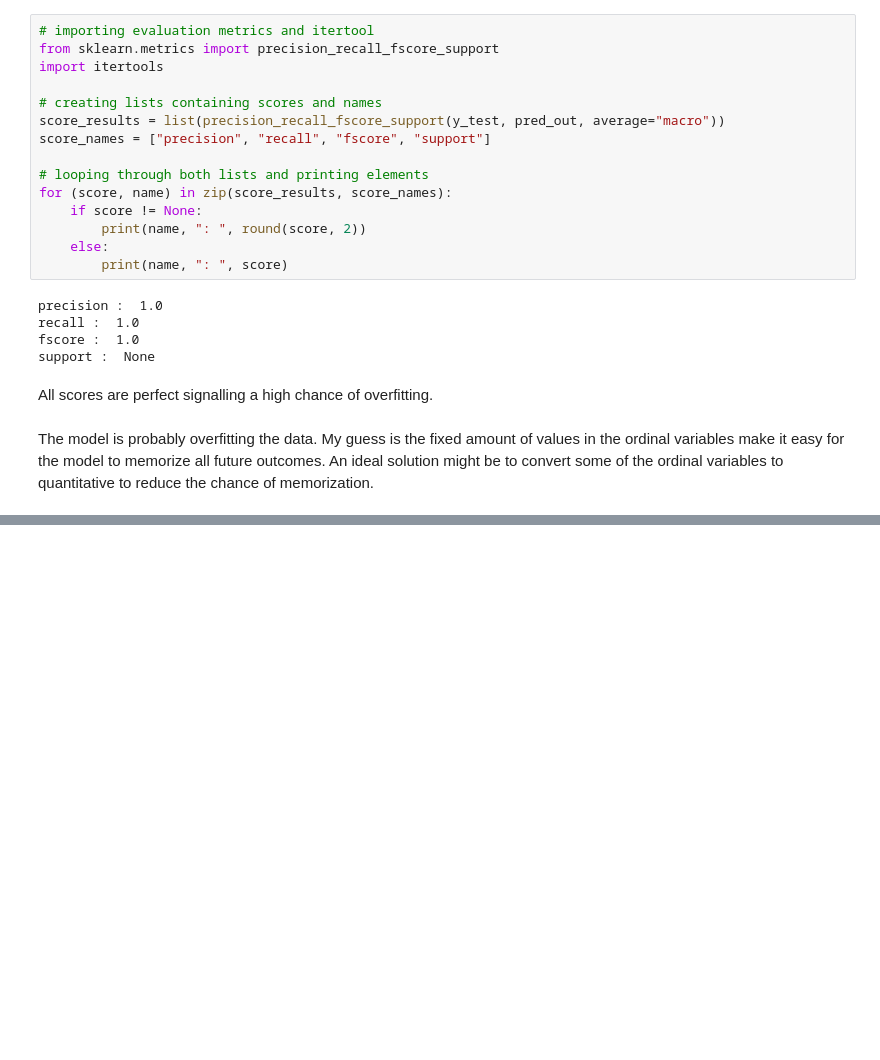
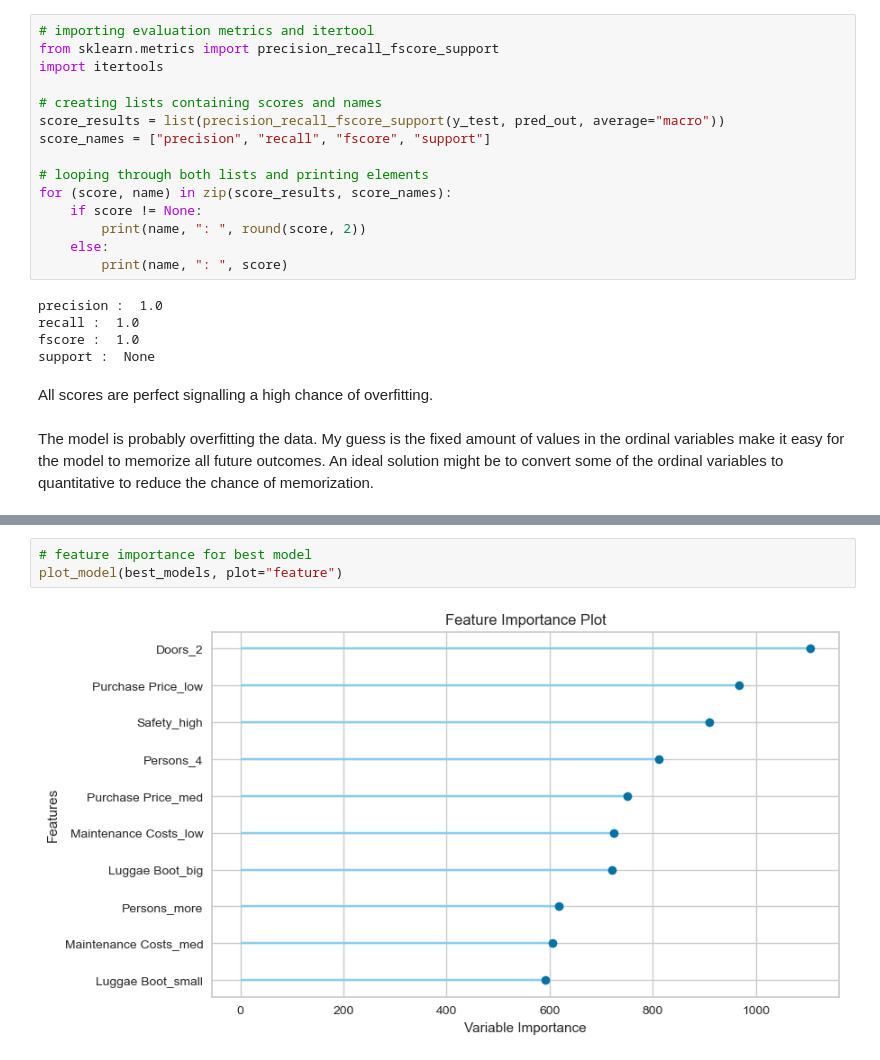
Before and after one commit to crosstrack10/data-science-projects, a Jupyter notebook: automobiles_customer_satisfaction.ipynb, the cells around one changed output, grey strips where cells are left out. Drawn from its saved outputs; the diff is of its cells as text; blank space fills up the shorter version.

```diff
--- a/automobiles_customer_satisfaction.ipynb
+++ b/automobiles_customer_satisfaction.ipynb
@@ -480,0 +576,5 @@ The model is probably overfitting the data. My guess is the fixed amount of valu
+# %%
+# feature importance for best model
+plot_model(best_models, plot="feature")
+# %% [output]
+[figure, added]
```
Also changed, not shown: parts of 40 cells of this notebook.
